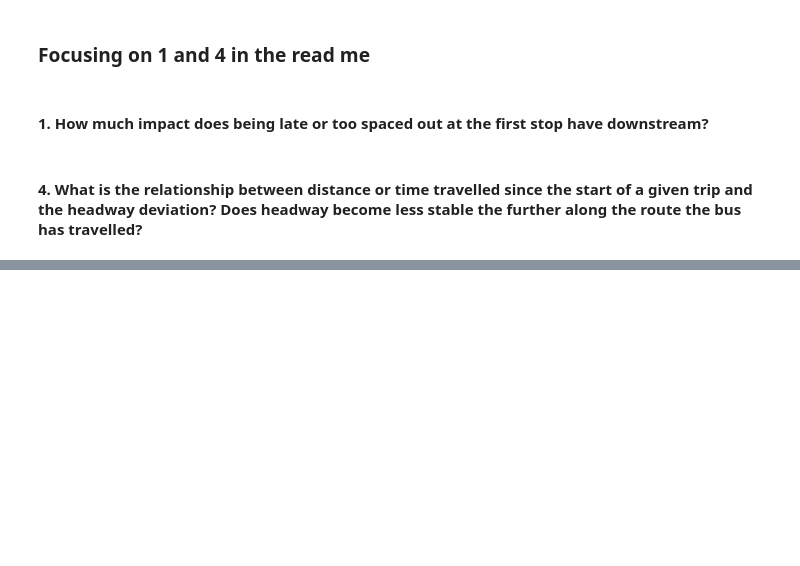
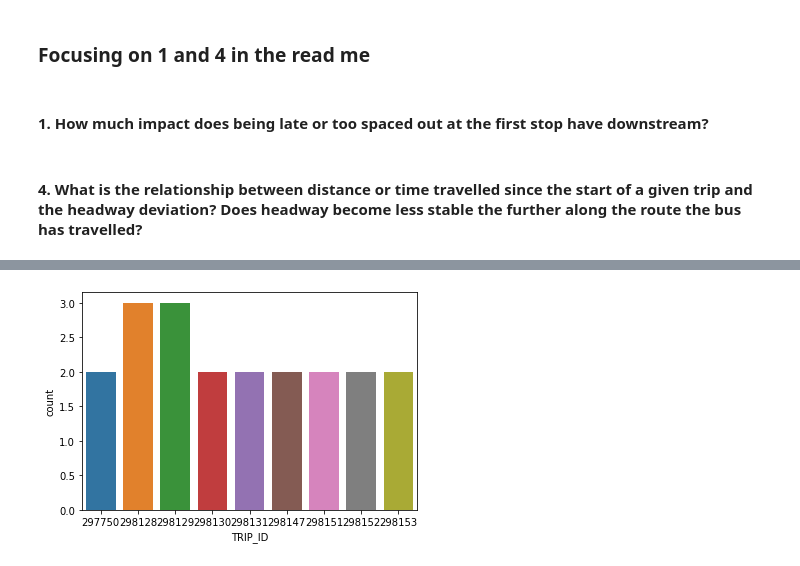
Before and after one commit to NSS-Data-Analytics-Cohort-7/wego-data-world-problems, a Jupyter notebook: notebook/wego-EDA.ipynb, the cells around one changed output, grey strips where cells are left out. Saved outputs shown, nothing was run; the diff lists cells and outputs as text; code cells hidden in the pictures; blank space fills up the shorter version.

Commit message:
working on visuals

```diff
--- a/notebook/wego-EDA.ipynb
+++ b/notebook/wego-EDA.ipynb
@@ -68,0 +323,7 @@ clean_hdwy_distance.head(60)
+# %%
+test = clean_hdwy_distance.head(20)
+# %%
+sns.countplot(x="TRIP_ID", data = test)
+plt.show()
+# %% [output]
+[figure, added]
```
Also changed, not shown: parts of 18 cells of this notebook.
